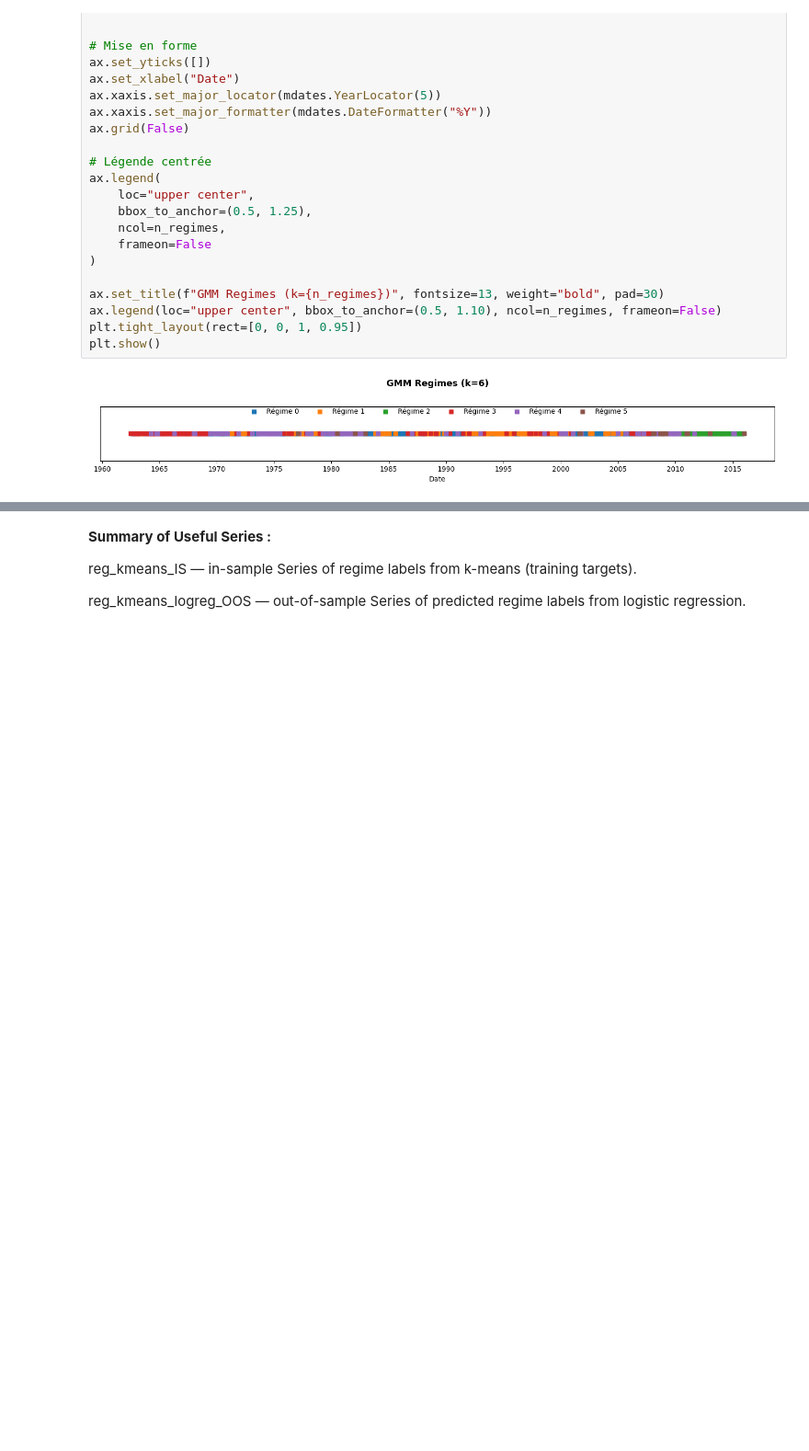
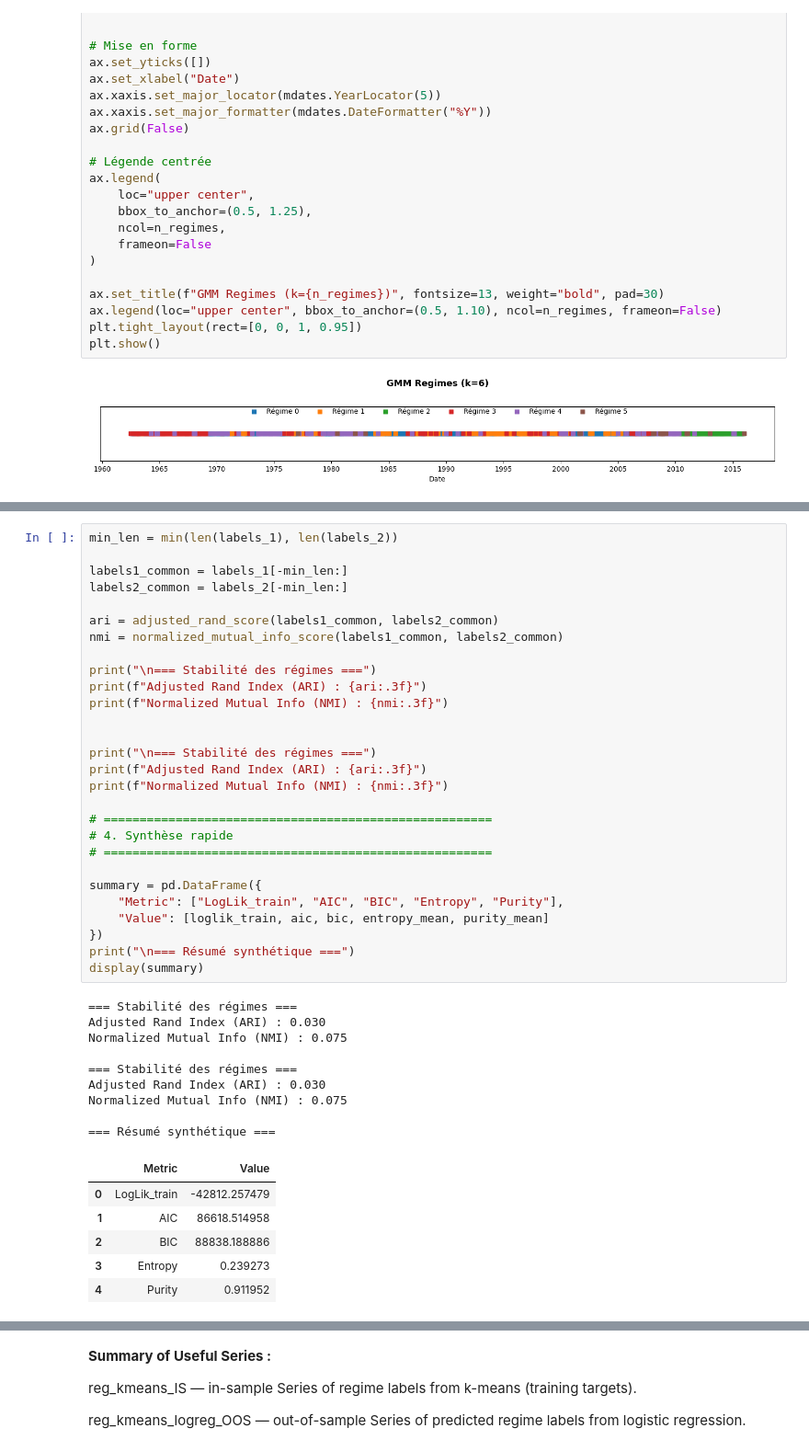
Before and after one commit to alexisdantzikian/ML_PM, a Jupyter notebook: nbs/main.ipynb, the cells around one changed output, grey strips where cells are left out. Shown at 92% size. Cells and saved outputs as stored; diff of their text form; blank space fills up the shorter version.

```diff
--- a/nbs/main.ipynb
+++ b/nbs/main.ipynb
@@ -671,0 +660,44 @@ ValueError: Found input variables with inconsistent numbers of samples: [321, 32
+# %%
+min_len = min(len(labels_1), len(labels_2))
+
+labels1_common = labels_1[-min_len:]
+labels2_common = labels_2[-min_len:]
+
+ari = adjusted_rand_score(labels1_common, labels2_common)
+nmi = normalized_mutual_info_score(labels1_common, labels2_common)
+
+print("\n=== Stabilité des régimes ===")
+print(f"Adjusted Rand Index (ARI) : {ari:.3f}")
+print(f"Normalized Mutual Info (NMI) : {nmi:.3f}")
+
+
+print("\n=== Stabilité des régimes ===")
+print(f"Adjusted Rand Index (ARI) : {ari:.3f}")
+print(f"Normalized Mutual Info (NMI) : {nmi:.3f}")
+
+# ======================================================
+# 4. Synthèse rapide
+# ======================================================
+
+summary = pd.DataFrame({
+    "Metric": ["LogLik_train", "AIC", "BIC", "Entropy", "Purity"],
+    "Value": [loglik_train, aic, bic, entropy_mean, purity_mean]
+})
+print("\n=== Résumé synthétique ===")
+display(summary)
+# %% [output]
+=== Stabilité des régimes ===
+Adjusted Rand Index (ARI) : 0.030
+Normalized Mutual Info (NMI) : 0.075
+
+=== Stabilité des régimes ===
+Adjusted Rand Index (ARI) : 0.030
+Normalized Mutual Info (NMI) : 0.075
+
+=== Résumé synthétique ===
+|  | Metric | Value |
+| 0 | LogLik_train | -42812.257479 |
+| 1 | AIC | 86618.514958 |
+| 2 | BIC | 88838.188886 |
+| 3 | Entropy | 0.239273 |
+| 4 | Purity | 0.911952 |
```
Also changed, not shown: parts of 19 cells of this notebook.
